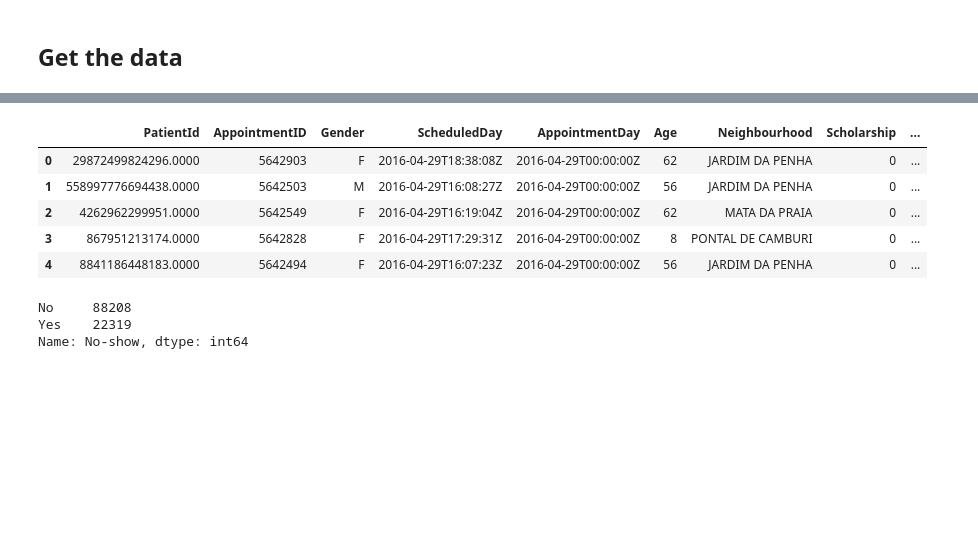
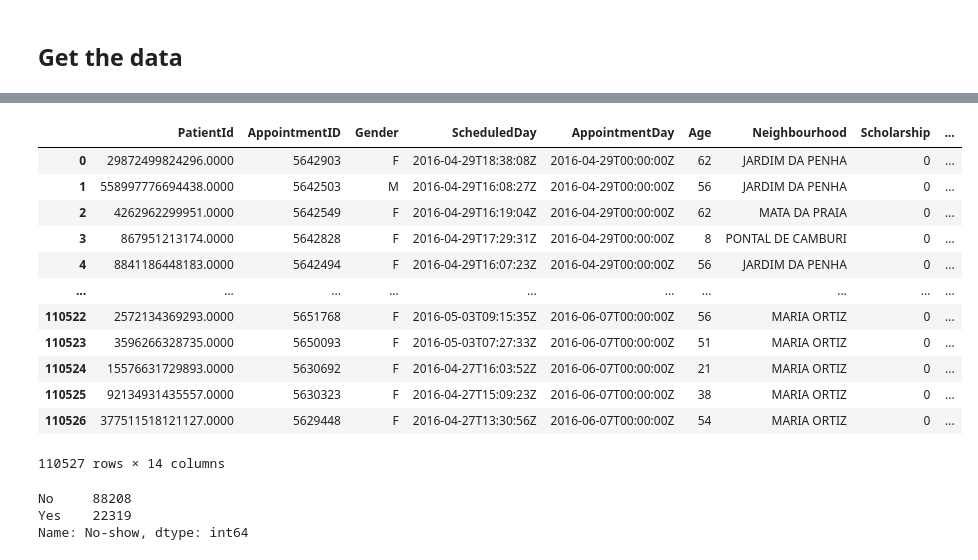
Before and after one commit to tammybenamitay/noshows, a Jupyter notebook: noshows.ipynb, the cells around one changed output, grey strips where cells are left out. Cells and saved outputs as stored; diff of their text form; code cells hidden in the pictures; blank space fills up the shorter version.

```diff
--- a/noshows.ipynb
+++ b/noshows.ipynb
@@ -98,11 +63,18 @@ Mounted at /content/drive
 # %%
-df = pd.read_csv("noshows.csv")
-df.head()
+orig = pd.read_csv("noshows.csv")
+orig
 # %% [output]
 |  | PatientId | AppointmentID | Gender | ScheduledDay | AppointmentDay | Age | Neighbourhood | Scholarship | ... |
 | 0 | 29872499824296.0000 | 5642903 | F | 2016-04-29T18:38:08Z | 2016-04-29T00:00:00Z | 62 | JARDIM DA PENHA | 0 | ... |
 | 1 | 558997776694438.0000 | 5642503 | M | 2016-04-29T16:08:27Z | 2016-04-29T00:00:00Z | 56 | JARDIM DA PENHA | 0 | ... |
 | 2 | 4262962299951.0000 | 5642549 | F | 2016-04-29T16:19:04Z | 2016-04-29T00:00:00Z | 62 | MATA DA PRAIA | 0 | ... |
 | 3 | 867951213174.0000 | 5642828 | F | 2016-04-29T17:29:31Z | 2016-04-29T00:00:00Z | 8 | PONTAL DE CAMBURI | 0 | ... |
 | 4 | 8841186448183.0000 | 5642494 | F | 2016-04-29T16:07:23Z | 2016-04-29T00:00:00Z | 56 | JARDIM DA PENHA | 0 | ... |
+| ... | ... | ... | ... | ... | ... | ... | ... | ... | ... |
+| 110522 | 2572134369293.0000 | 5651768 | F | 2016-05-03T09:15:35Z | 2016-06-07T00:00:00Z | 56 | MARIA ORTIZ | 0 | ... |
+| 110523 | 3596266328735.0000 | 5650093 | F | 2016-05-03T07:27:33Z | 2016-06-07T00:00:00Z | 51 | MARIA ORTIZ | 0 | ... |
+| 110524 | 15576631729893.0000 | 5630692 | F | 2016-04-27T16:03:52Z | 2016-06-07T00:00:00Z | 21 | MARIA ORTIZ | 0 | ... |
+| 110525 | 92134931435557.0000 | 5630323 | F | 2016-04-27T15:09:23Z | 2016-06-07T00:00:00Z | 38 | MARIA ORTIZ | 0 | ... |
+| 110526 | 377511518121127.0000 | 5629448 | F | 2016-04-27T13:30:56Z | 2016-06-07T00:00:00Z | 54 | MARIA ORTIZ | 0 | ... |
+110527 rows × 14 columns
 # %%
```
Also changed, not shown: parts of 43 cells of this notebook.
